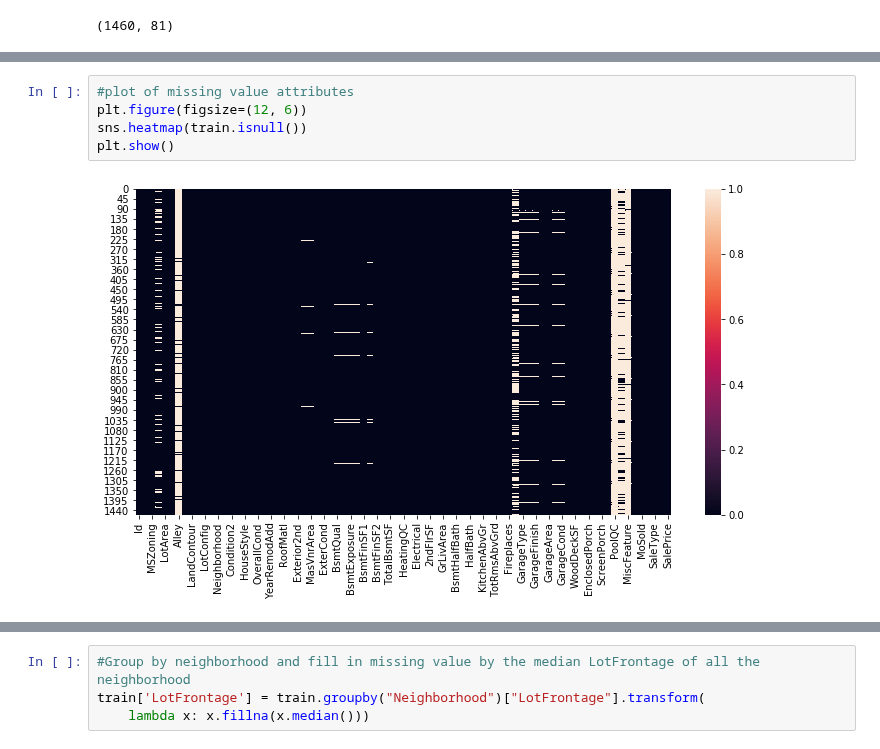
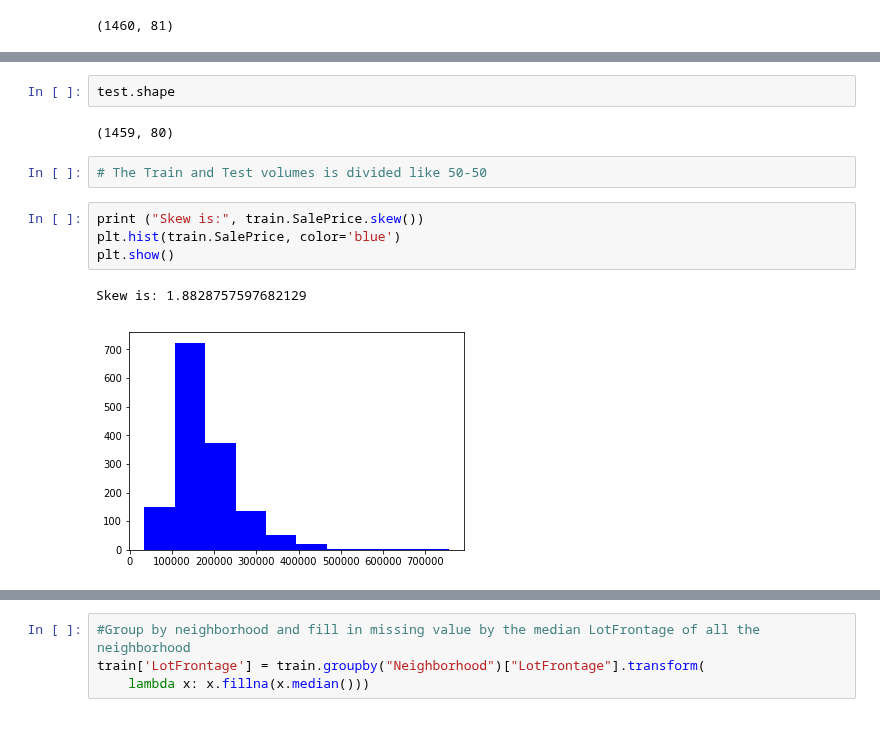
Before and after one commit to rahulvaish/MachineLearning-Python, a Jupyter notebook: HousePricingTutorial-Series2.ipynb, the cells around one changed output, grey strips where cells are left out. Drawn from its saved outputs; the diff is of its cells as text.

```diff
--- a/HousePricingTutorial-Series2.ipynb
+++ b/HousePricingTutorial-Series2.ipynb
@@ -116,7 +27,13 @@ Index(['LotFrontage', 'Alley', 'MasVnrType', 'MasVnrArea', 'BsmtQual',
-# %%
-#plot of missing value attributes
-plt.figure(figsize=(12, 6))
-sns.heatmap(train.isnull())
-plt.show()
-# %% [output]
-[figure, removed]
+# %%
+test.shape
+# %% [output]
+(1459, 80)
+# %%
+# The Train and Test volumes is divided like 50-50
+# %%
+print ("Skew is:", train.SalePrice.skew())
+plt.hist(train.SalePrice, color='blue')
+plt.show()
+# %% [output]
+Skew is: 1.8828757597682129
+[figure, added]
```
Also changed, not shown: parts of 40 cells of this notebook, 1 other file.
